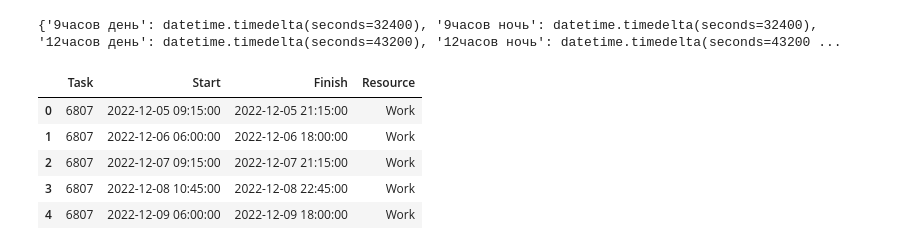
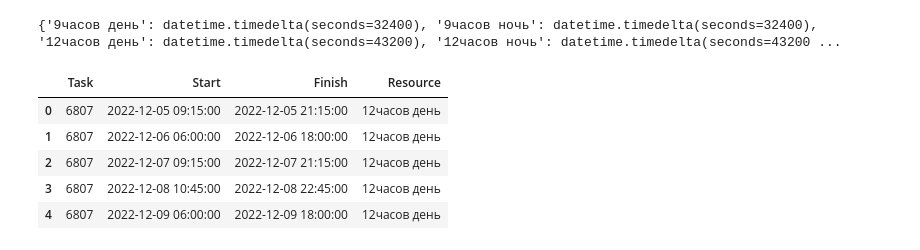
Before and after one commit to gitpay-ru/pyworkforce, a Jupyter notebook: examples/results-analysis.ipynb, the cells around one changed output. Drawn from its saved outputs; the diff is of its cells as text; code cells hidden in the pictures.

```diff
--- a/examples/results-analysis.ipynb
+++ b/examples/results-analysis.ipynb
@@ -24,24 +24,24 @@ print(shifts_duration)
 # %%
 
 
 format = '%d.%m.%y %H:%M'
 shifts = map(
         lambda x: dict(Task = str(x['employeeId']),
                        Start = datetime.datetime.strptime(f"{x['shiftDate']} {x['shiftTimeStart']}", format),
                        Finish = datetime.datetime.strptime(f"{x['shiftDate']} {x['shiftTimeStart']}", format) + shifts_duration[x['shiftId']],
-                       Resource = "Work")
+                       Resource = x['shiftId'])
         , rostering['campainSchedule']
 )
 
 df = pd.DataFrame(shifts)
 df.head()
 # %% [output]
 |  | Task | Start | Finish | Resource |
-| 0 | 6807 | 2022-12-05 09:15:00 | 2022-12-05 21:15:00 | Work |
-| 1 | 6807 | 2022-12-06 06:00:00 | 2022-12-06 18:00:00 | Work |
-| 2 | 6807 | 2022-12-07 09:15:00 | 2022-12-07 21:15:00 | Work |
-| 3 | 6807 | 2022-12-08 10:45:00 | 2022-12-08 22:45:00 | Work |
-| 4 | 6807 | 2022-12-09 06:00:00 | 2022-12-09 18:00:00 | Work |
+| 0 | 6807 | 2022-12-05 09:15:00 | 2022-12-05 21:15:00 | 12часов день |
+| 1 | 6807 | 2022-12-06 06:00:00 | 2022-12-06 18:00:00 | 12часов день |
+| 2 | 6807 | 2022-12-07 09:15:00 | 2022-12-07 21:15:00 | 12часов день |
+| 3 | 6807 | 2022-12-08 10:45:00 | 2022-12-08 22:45:00 | 12часов день |
+| 4 | 6807 | 2022-12-09 06:00:00 | 2022-12-09 18:00:00 | 12часов день |
 # %%
 fig = px.timeline(df, x_start="Start", x_end="Finish", y="Task", color="Resource", height = 10000)
 fig.update_yaxes(autorange="reversed")
```
